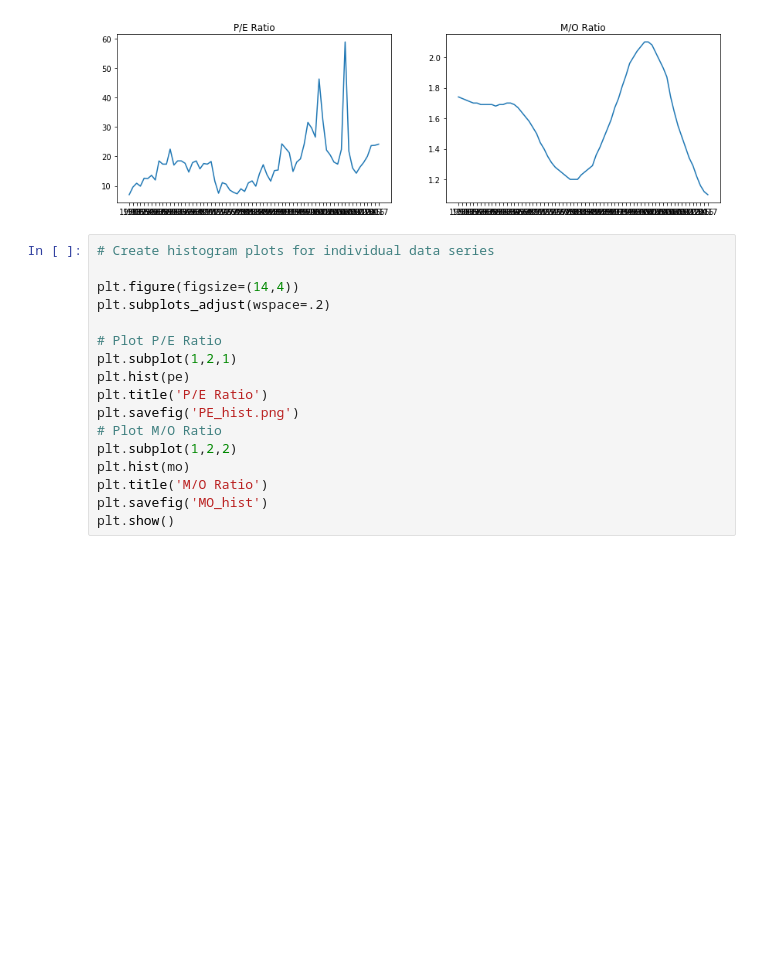
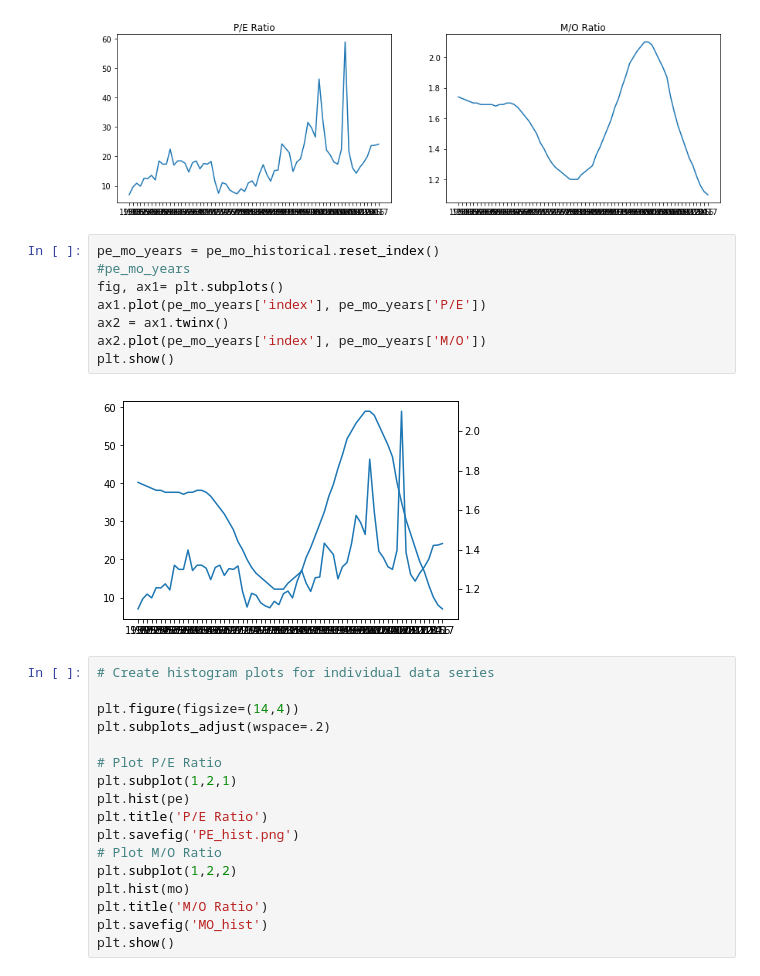
Before and after one commit to hgfowler08/project1, a Jupyter notebook: Aging and Stock Market Prices.ipynb, the cells around one changed output. Drawn from its saved outputs; the diff is of its cells as text; blank space fills up the shorter version.

Commit message:
pe/mo chart added

```diff
--- a/Aging and Stock Market Prices.ipynb
+++ b/Aging and Stock Market Prices.ipynb
@@ -238,6 +238,16 @@ plt.savefig('MO_Ratio.png')
 plt.show()
 # %% [output]
 [figure]
+# %%
+pe_mo_years = pe_mo_historical.reset_index()
+#pe_mo_years
+fig, ax1= plt.subplots()
+ax1.plot(pe_mo_years['index'], pe_mo_years['P/E'])
+ax2 = ax1.twinx()
+ax2.plot(pe_mo_years['index'], pe_mo_years['M/O'])
+plt.show()
+# %% [output]
+[figure, added]
 # %%
 # Create histogram plots for individual data series
 
```
